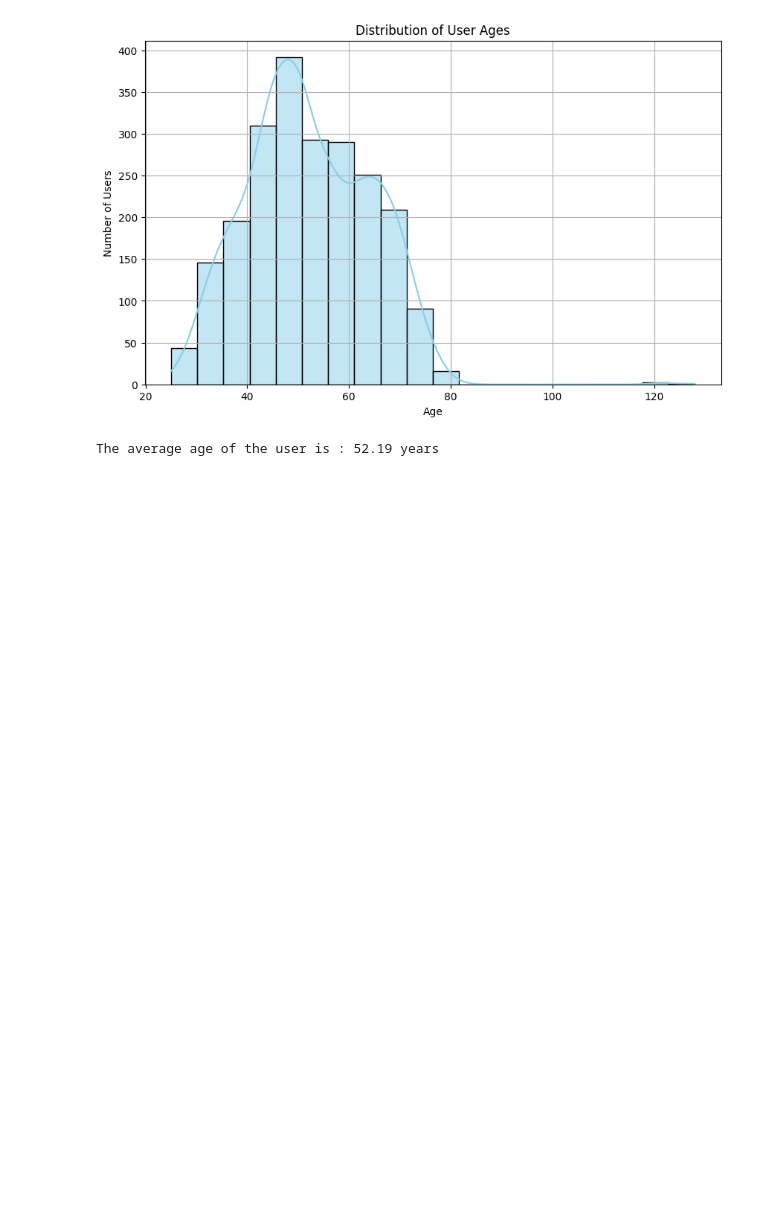
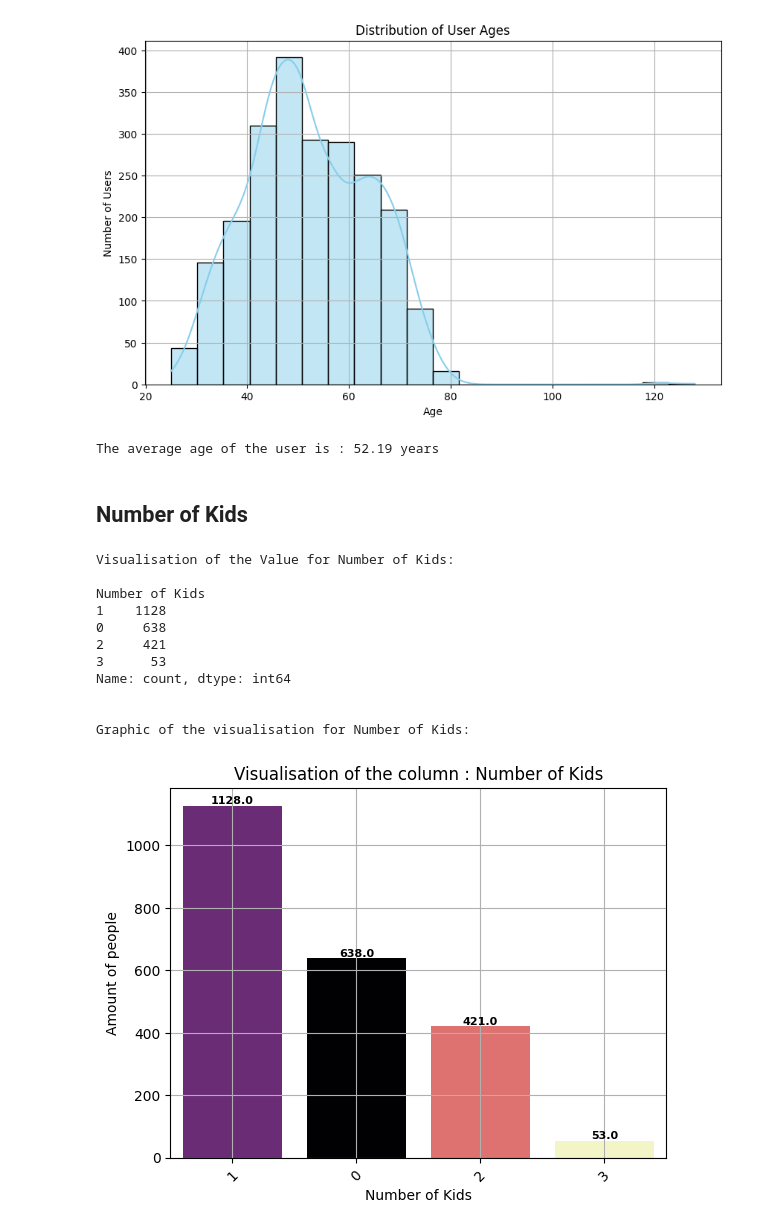
Before and after one commit to AurelienGgt/Customer-Personality-Analysis, a Jupyter notebook: Analyse.ipynb, the cells around one changed output. Cells and saved outputs as stored; diff of their text form; code cells hidden in the pictures; blank space fills up the shorter version.

Commit message:
Added feature number of kids

```diff
--- a/Analyse.ipynb
+++ b/Analyse.ipynb
@@ -245,3 +258,5 @@ plt.show()
 print(f"The average age of the user is : {round(df['Age_of_user'].mean(),2)} years")
 # %% [output]
 The average age of the user is : 52.19 years
+# %% [markdown]
+## Number of Kids
@@ -247,0 +265,15 @@ The average age of the user is : 52.19 years
+# %%
+categorical_visualisation('Number of Kids')
+# %% [output]
+Visualisation of the Value for Number of Kids:
+
+Number of Kids
+1    1128
+0     638
+2     421
+3      53
+Name: count, dtype: int64
+
+
+Graphic of the visualisation for Number of Kids:
+[figure, added]
```
Also changed, not shown: parts of 2 cells of this notebook.
